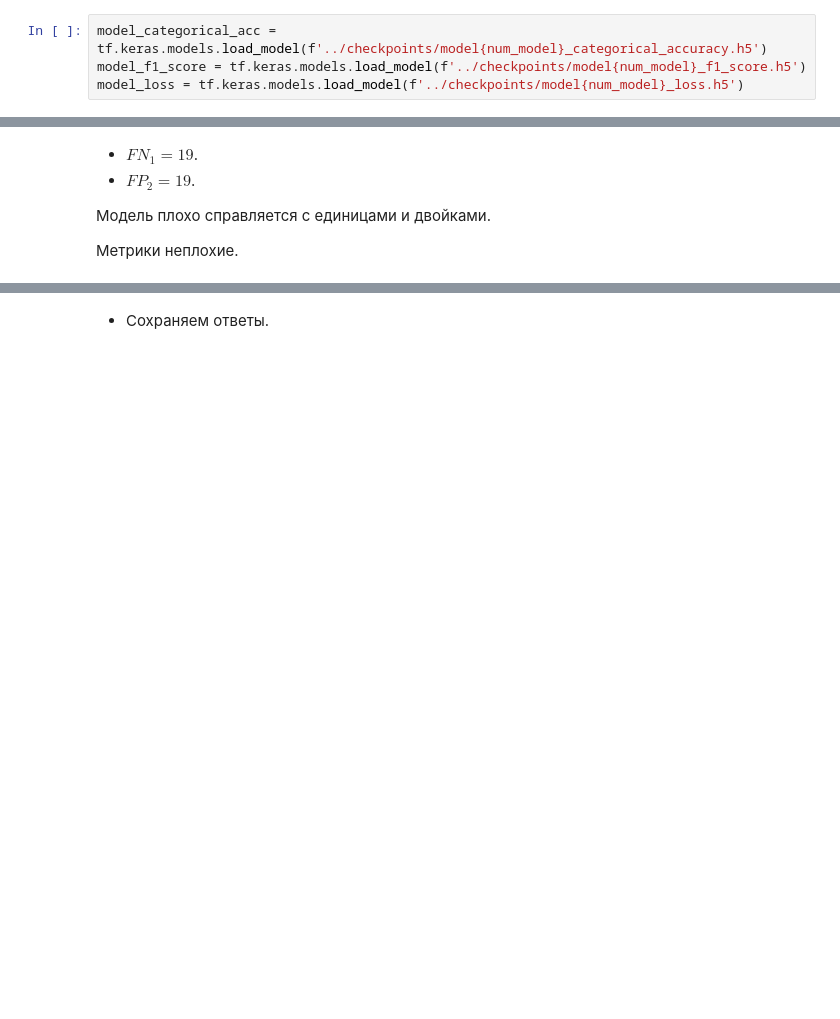
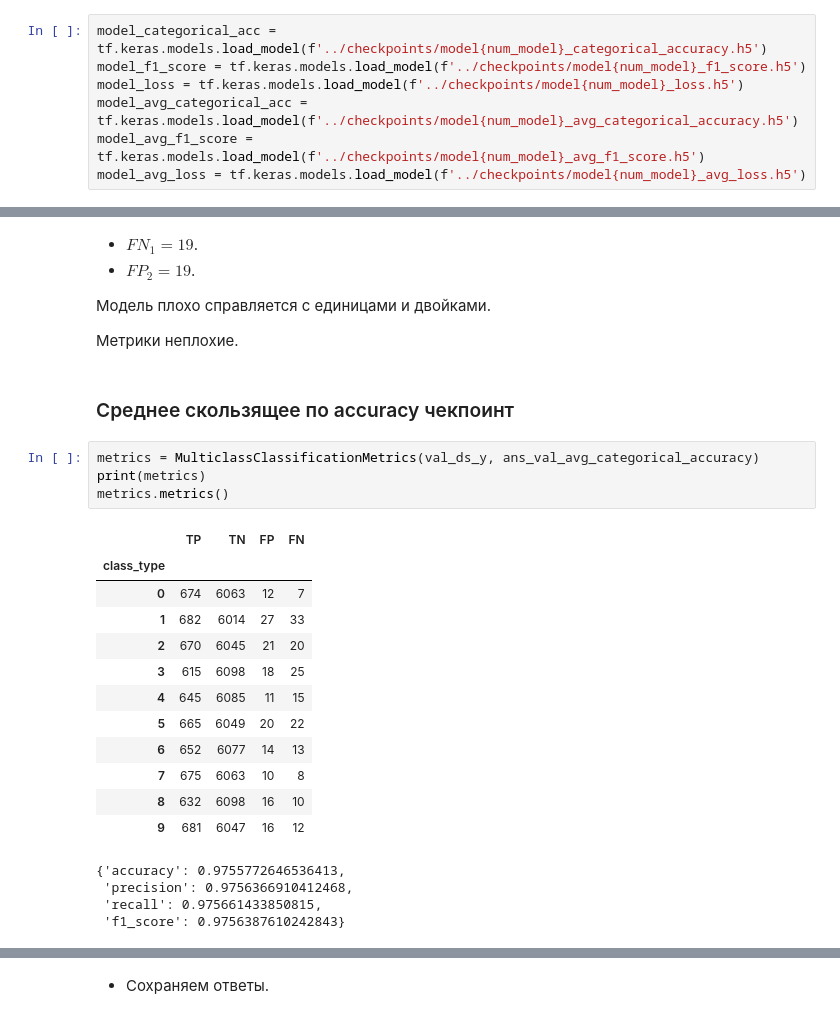
Before and after one commit to GrishaTS/YaMlProject, a Jupyter notebook: models/models/model_s_2.ipynb, the cells around one changed output, grey strips where cells are left out. Saved outputs shown, nothing was run; the diff lists cells and outputs as text; blank space fills up the shorter version.

```diff
--- a/models/models/model_s_2.ipynb
+++ b/models/models/model_s_2.ipynb
@@ -200,6 +215,9 @@ Loss
 model_categorical_acc = tf.keras.models.load_model(f'../checkpoints/model{num_model}_categorical_accuracy.h5')
 model_f1_score = tf.keras.models.load_model(f'../checkpoints/model{num_model}_f1_score.h5')
 model_loss = tf.keras.models.load_model(f'../checkpoints/model{num_model}_loss.h5')
+model_avg_categorical_acc = tf.keras.models.load_model(f'../checkpoints/model{num_model}_avg_categorical_accuracy.h5')
+model_avg_f1_score = tf.keras.models.load_model(f'../checkpoints/model{num_model}_avg_f1_score.h5')
+model_avg_loss = tf.keras.models.load_model(f'../checkpoints/model{num_model}_avg_loss.h5')
 # %% [markdown]
 У нас поличилось три чекпоинта (три модели). Ниже указан код для получения ответов для всех чекпоинтов по валидационному датасету.
 # %%
@@ -409,3 +430,26 @@ metrics.metrics()
 Модель плохо справляется с единицами и двойками.
 
 Метрики неплохие.
+# %% [markdown]
+### Среднее скользящее по accuracy чекпоинт
+# %%
+metrics = MulticlassClassificationMetrics(val_ds_y, ans_val_avg_categorical_accuracy)
+print(metrics)
+metrics.metrics()
+# %% [output]
+|  | TP | TN | FP | FN |
+| class_type |  |  |  |  |
+| 0 | 674 | 6063 | 12 | 7 |
+| 1 | 682 | 6014 | 27 | 33 |
+| 2 | 670 | 6045 | 21 | 20 |
+| 3 | 615 | 6098 | 18 | 25 |
+| 4 | 645 | 6085 | 11 | 15 |
+| 5 | 665 | 6049 | 20 | 22 |
+| 6 | 652 | 6077 | 14 | 13 |
+| 7 | 675 | 6063 | 10 | 8 |
+| 8 | 632 | 6098 | 16 | 10 |
+| 9 | 681 | 6047 | 16 | 12 |
+{'accuracy': 0.9755772646536413,
+ 'precision': 0.9756366910412468,
+ 'recall': 0.975661433850815,
+ 'f1_score': 0.9756387610242843}
```
Also changed, not shown: parts of 21 cells of this notebook, 10 other files.
